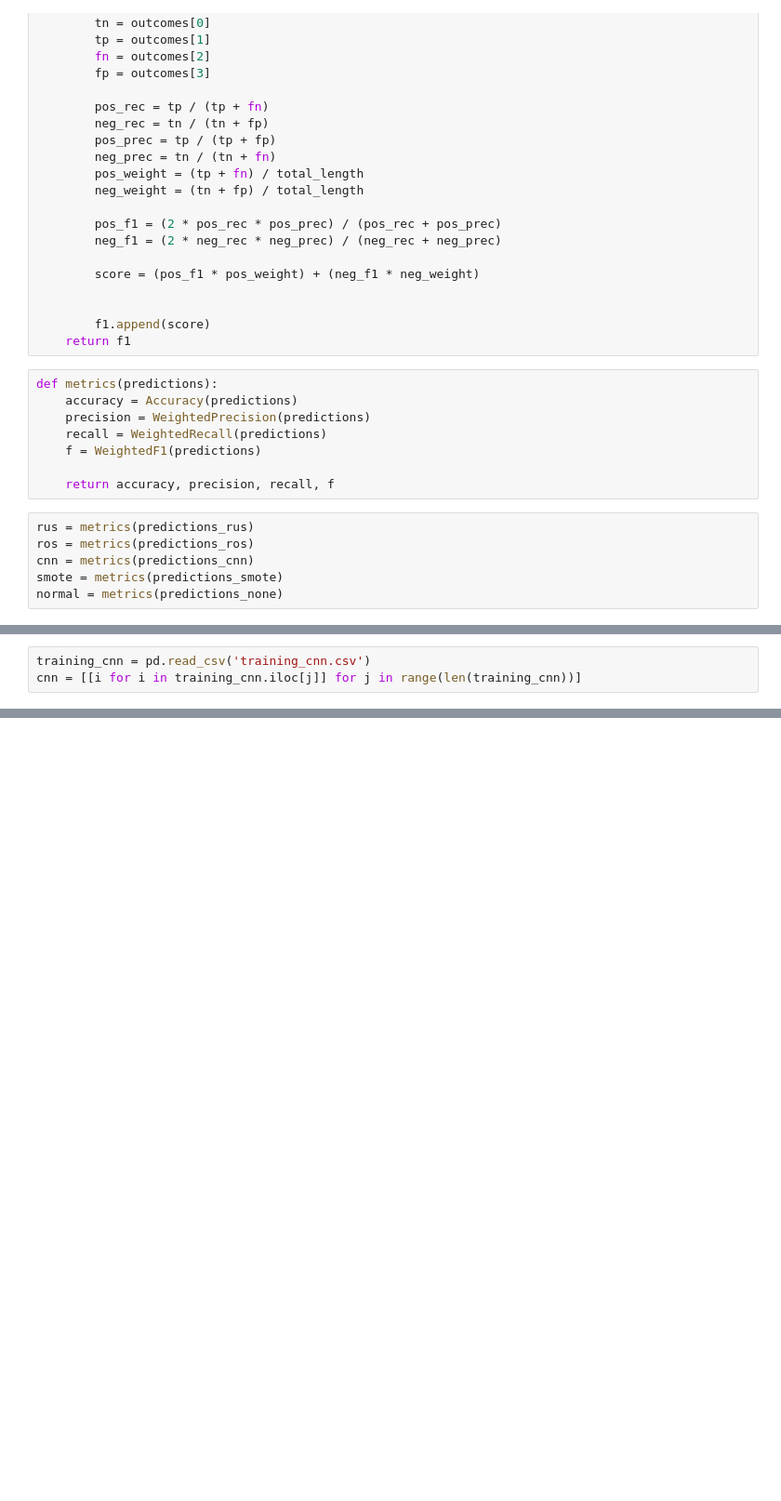
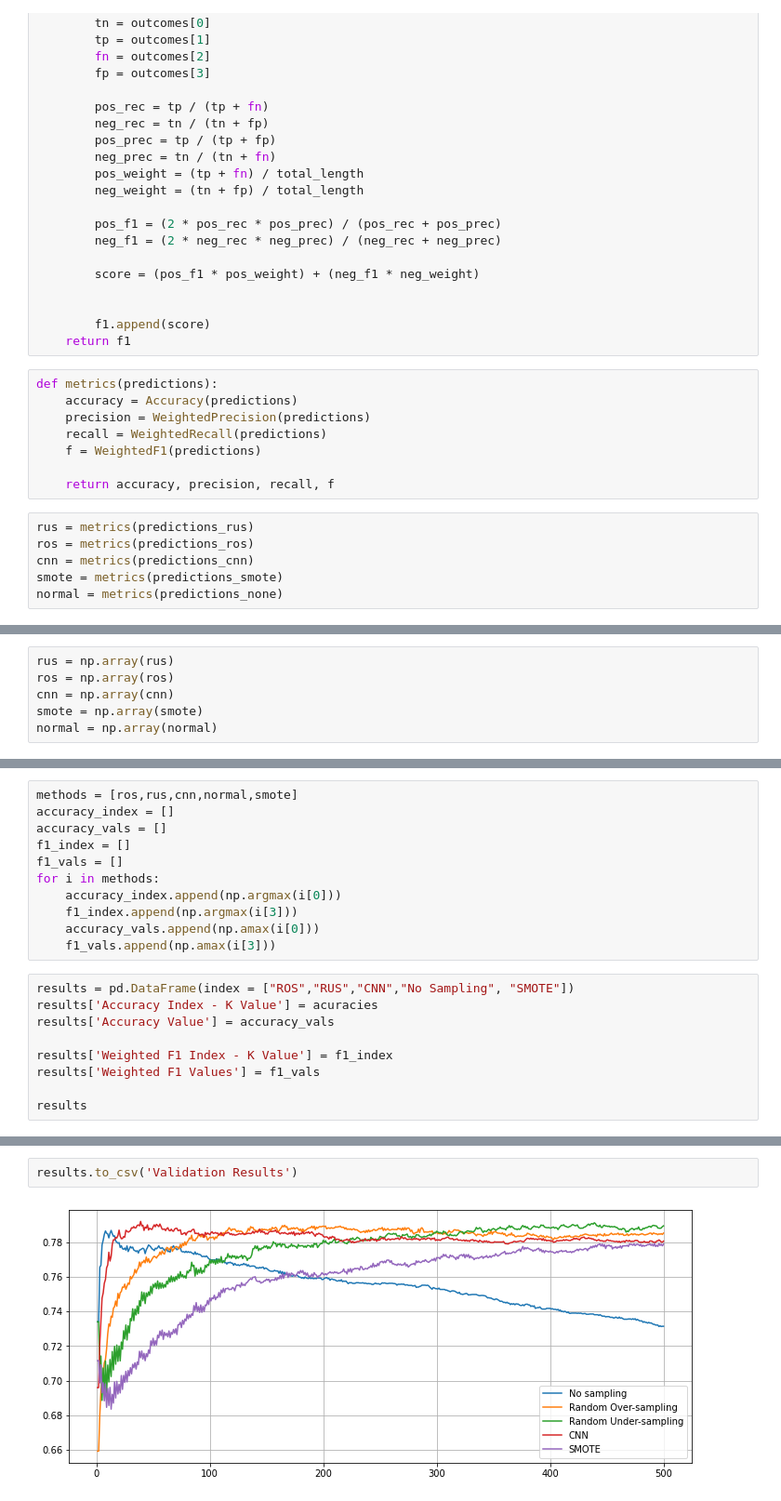
Before and after one commit to EMAT31530/ai-group-project-group-28, a Jupyter notebook: FinalKNN/ActualActualKNN.ipynb, the cells around one changed output, grey strips where cells are left out. Shown: that part at 93% size. Drawn from its saved outputs; the diff is of its cells as text; blank space fills up the shorter version.

Commit message:
all knn validation results

```diff
--- a/FinalKNN/ActualActualKNN.ipynb
+++ b/FinalKNN/ActualActualKNN.ipynb
@@ -202,3 +172,0 @@ print(sum(ros[0])/len(ros[0]))
-# %%
-training_cnn = pd.read_csv('training_cnn.csv')
-cnn = [[i for i in training_cnn.iloc[j]] for j in range(len(training_cnn))]
@@ -225,0 +173,6 @@ np.save('predictions_cnn.npy',predictions_cnn)
+# %%
+rus = np.array(rus)
+ros = np.array(ros)
+cnn = np.array(cnn)
+smote = np.array(smote)
+normal = np.array(normal)
@@ -225,0 +185,20 @@ np.save('predictions_cnn.npy',predictions_cnn)
+# %%
+methods = [ros,rus,cnn,normal,smote]
+accuracy_index = []
+accuracy_vals = []
+f1_index = []
+f1_vals = []
+for i in methods:
+    accuracy_index.append(np.argmax(i[0]))
+    f1_index.append(np.argmax(i[3]))
+    accuracy_vals.append(np.amax(i[0]))
+    f1_vals.append(np.amax(i[3]))
+# %%
+results = pd.DataFrame(index = ["ROS","RUS","CNN","No Sampling", "SMOTE"])
+results['Accuracy Index - K Value'] = acuracies
+results['Accuracy Value'] = accuracy_vals
+
+results['Weighted F1 Index - K Value'] = f1_index
+results['Weighted F1 Values'] = f1_vals
+
+results
@@ -225,0 +212,4 @@ np.save('predictions_cnn.npy',predictions_cnn)
+# %%
+results.to_csv('Validation Results')
+# %% [output]
+[figure, added]
```
Also changed, not shown: parts of 8 cells of this notebook, 10 other files.
